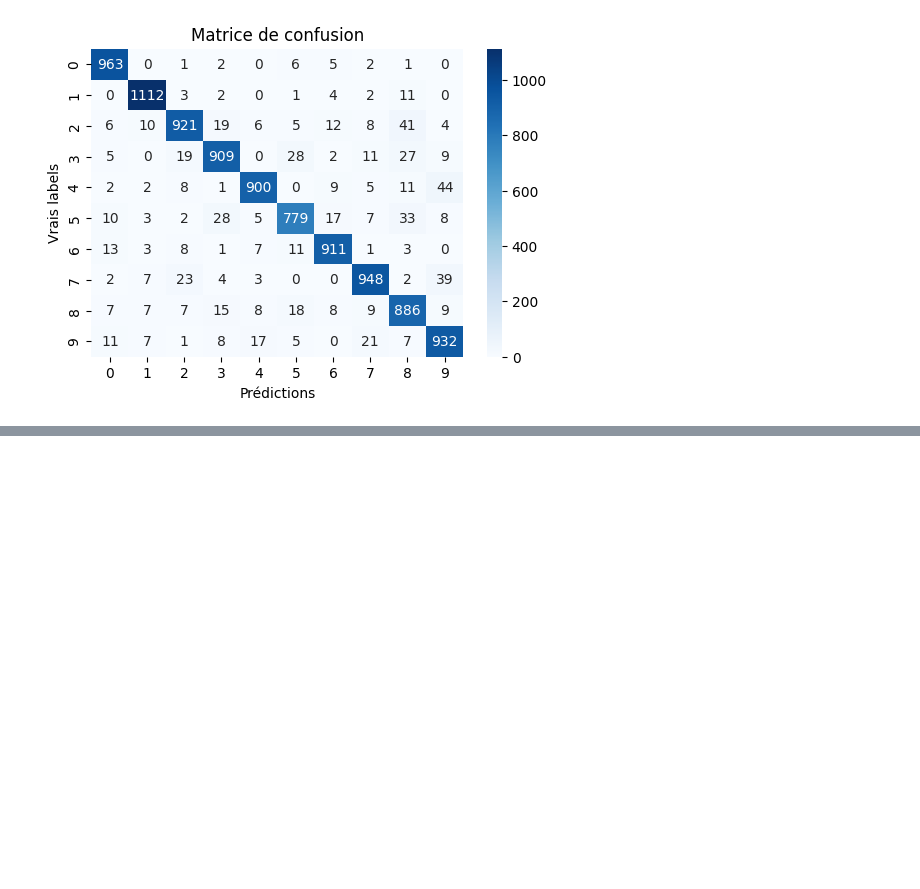
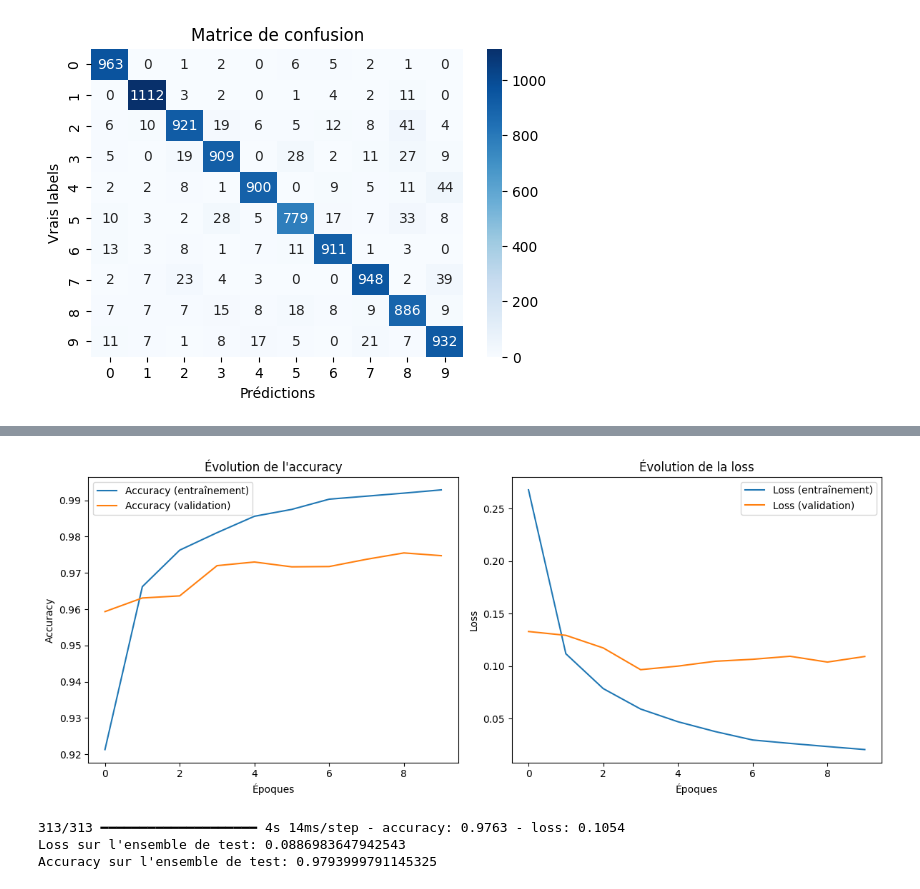
Before and after one commit to yacinbaltagi/DeepLearning-BALTAGI-ALI, a Jupyter notebook: code-BALTAGI-ALI.ipynb, the cells around one changed output, grey strips where cells are left out. Cells and saved outputs as stored; diff of their text form; code cells hidden in the pictures; blank space fills up the shorter version.

Commit message:
modele à plusieurs couches done

```diff
--- a/code-BALTAGI-ALI.ipynb
+++ b/code-BALTAGI-ALI.ipynb
@@ -220,0 +273,9 @@ plt.show()
+# %%
+# Définir le modèle à 2 couches
+modele_2_couches = Sequential([
+    Dense(128, activation='relu', input_shape=(784,)),
+    Dense(64, activation='relu'),
+    Dense(10, activation='softmax')
+], name="modele_2_couches")
+
+modele_2_couches.summary()
@@ -220,0 +296,39 @@ plt.show()
+# %%
+# Compilation du modèle à 2 couches
+# Comme dit plus haut, on gardera les mêmes paramètres pour tous nos modèles
+modele_2_couches.compile(
+    optimizer='adam',
+    loss='categorical_crossentropy',
+    metrics=['accuracy']
+)
+# %%
+# Entraînement du modèle à deux couches
+history_2_couches = modele_2_couches.fit(
+    train_images_flat,
+    train_labels_categorical,
+    epochs=10,
+    validation_split=0.2,
+    batch_size=32
+)
+
+plt.figure(figsize=(12, 5))
+
+plt.subplot(1, 2, 1)
+plt.plot(history_2_couches.history['accuracy'], label='Accuracy (entraînement)')
+plt.plot(history_2_couches.history['val_accuracy'], label='Accuracy (validation)')
+plt.title('Évolution de l\'accuracy')
+plt.xlabel('Époques')
+plt.ylabel('Accuracy')
+plt.legend()
+
+plt.subplot(1, 2, 2)
+plt.plot(history_2_couches.history['loss'], label='Loss (entraînement)')
+plt.plot(history_2_couches.history['val_loss'], label='Loss (validation)')
+plt.title('Évolution de la loss')
+plt.xlabel('Époques')
+plt.ylabel('Loss')
+plt.legend()
+
+plt.tight_layout()
+plt.show()
+# %% [output]
@@ -220,0 +355,10 @@ plt.show()
+[figure, added]
+# %%
+test_loss, test_accuracy = modele_2_couches.evaluate(test_images_flat, test_labels_categorical)
+
+print(f'Loss sur l\'ensemble de test: {test_loss}')
+print(f'Accuracy sur l\'ensemble de test: {test_accuracy}')
+# %% [output]
+313/313 ━━━━━━━━━━━━━━━━━━━━ 4s 14ms/step - accuracy: 0.9763 - loss: 0.1054
+Loss sur l'ensemble de test: 0.0886983647942543
+Accuracy sur l'ensemble de test: 0.9793999791145325
```
Also changed, not shown: parts of 24 cells of this notebook.
